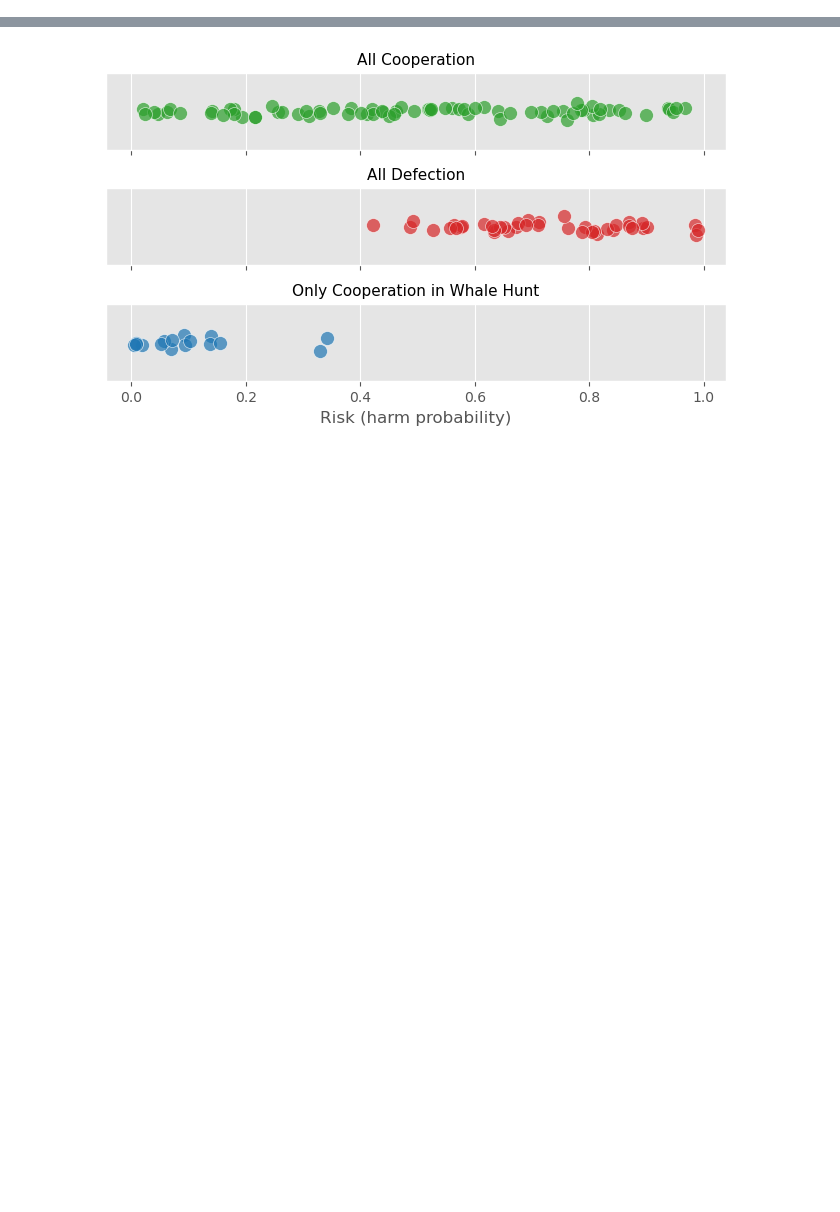
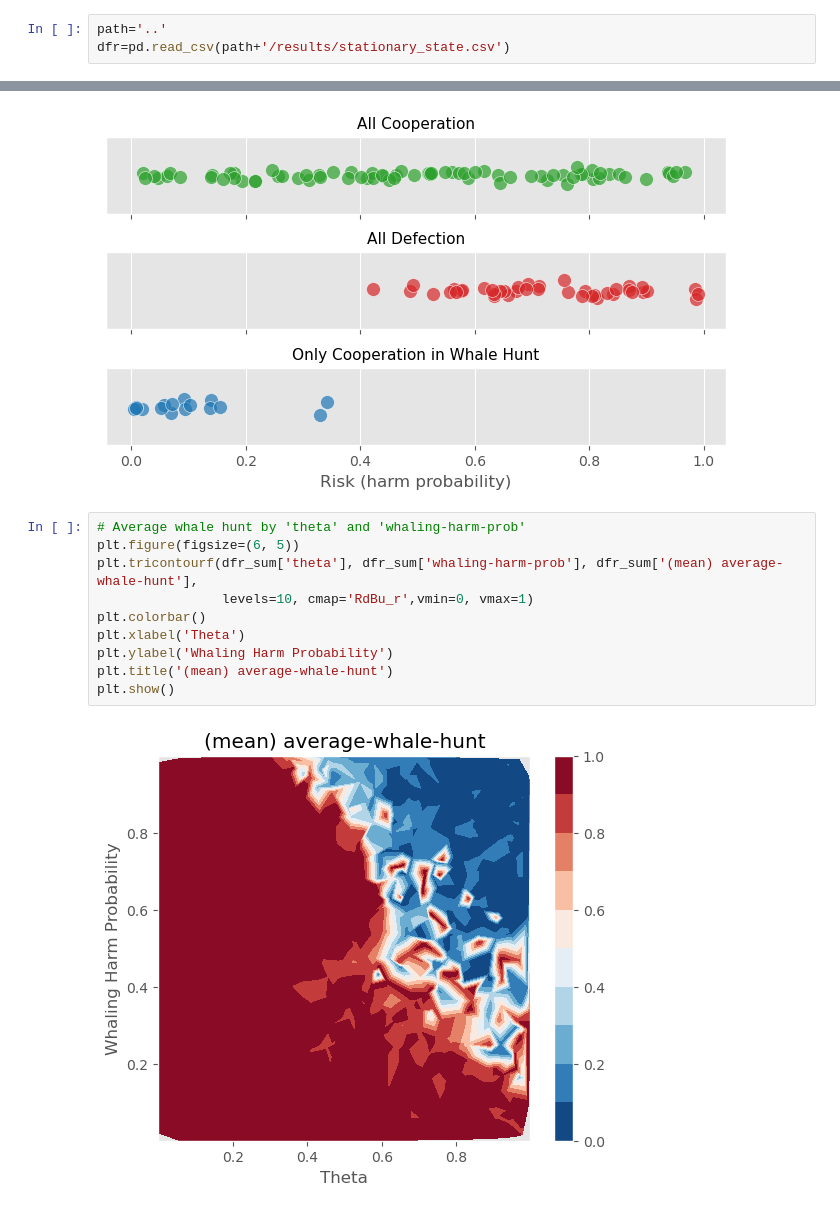
Before and after one commit to jismartin/kawesqarcoop, a Jupyter notebook: notebooks/lhs_analysis.ipynb, the cells around one changed output, grey strips where cells are left out. Cells and saved outputs as stored; diff of their text form; blank space fills up the shorter version.

Commit message:
Update state analysis

```diff
--- a/notebooks/lhs_analysis.ipynb
+++ b/notebooks/lhs_analysis.ipynb
@@ -159,6 +159,9 @@ mutation-prob                  0.014522
 dtype: float64
 # %% [markdown]
 # Exploratory analysis
+# %%
+path='..'
+dfr=pd.read_csv(path+'/results/stationary_state.csv')
 # %%
 plt.style.use('ggplot')
 # %%
@@ -408,3 +371,15 @@ plt.subplots_adjust(hspace=0.5)
 plt.show()
 # %% [output]
 [figure]
+# %%
+# Average whale hunt by 'theta' and 'whaling-harm-prob'
+plt.figure(figsize=(6, 5))
+plt.tricontourf(dfr_sum['theta'], dfr_sum['whaling-harm-prob'], dfr_sum['(mean) average-whale-hunt'],
+                levels=10, cmap='RdBu_r',vmin=0, vmax=1)
+plt.colorbar()
+plt.xlabel('Theta')
+plt.ylabel('Whaling Harm Probability')
+plt.title('(mean) average-whale-hunt')
+plt.show()
+# %% [output]
+[figure, added]
```
Also changed, not shown: parts of 6 cells of this notebook, 1 other file.
